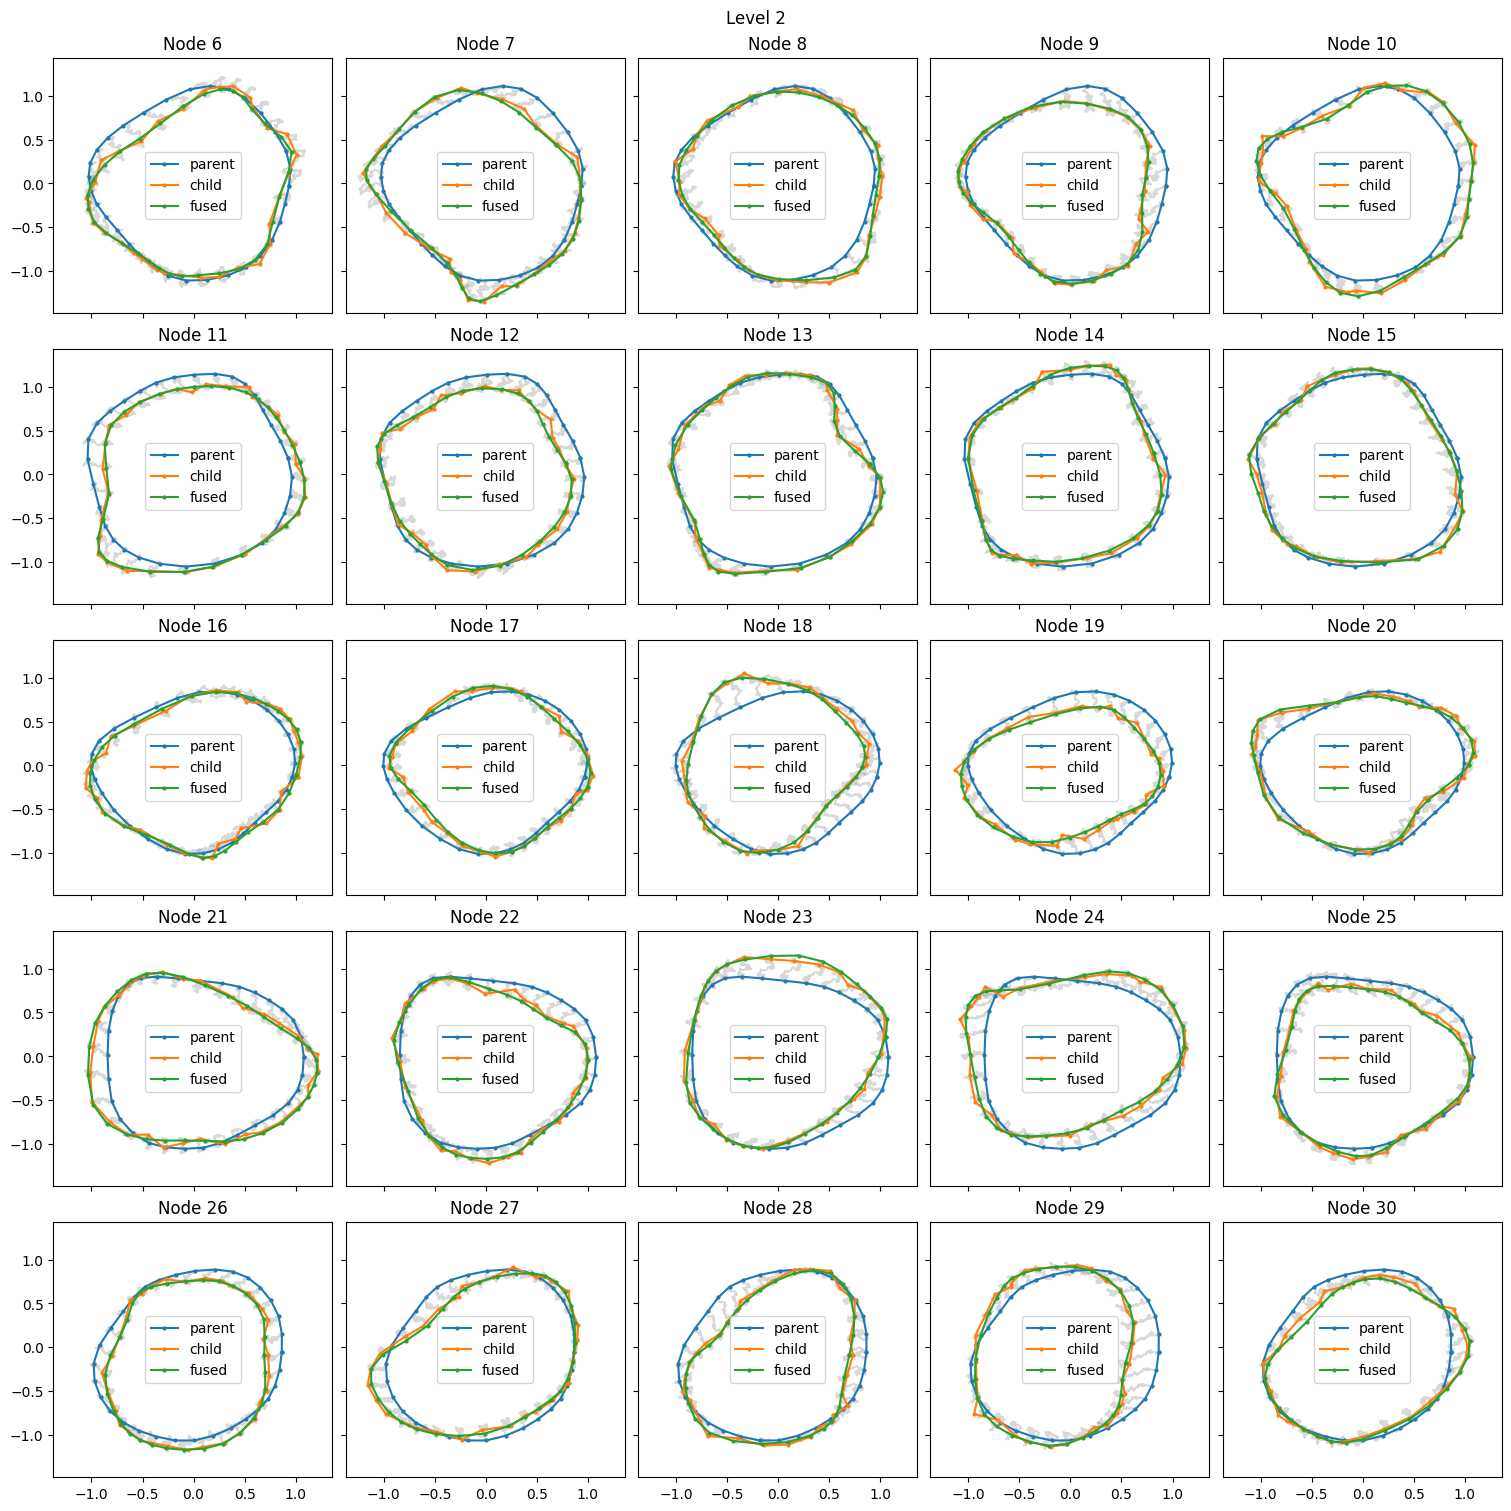
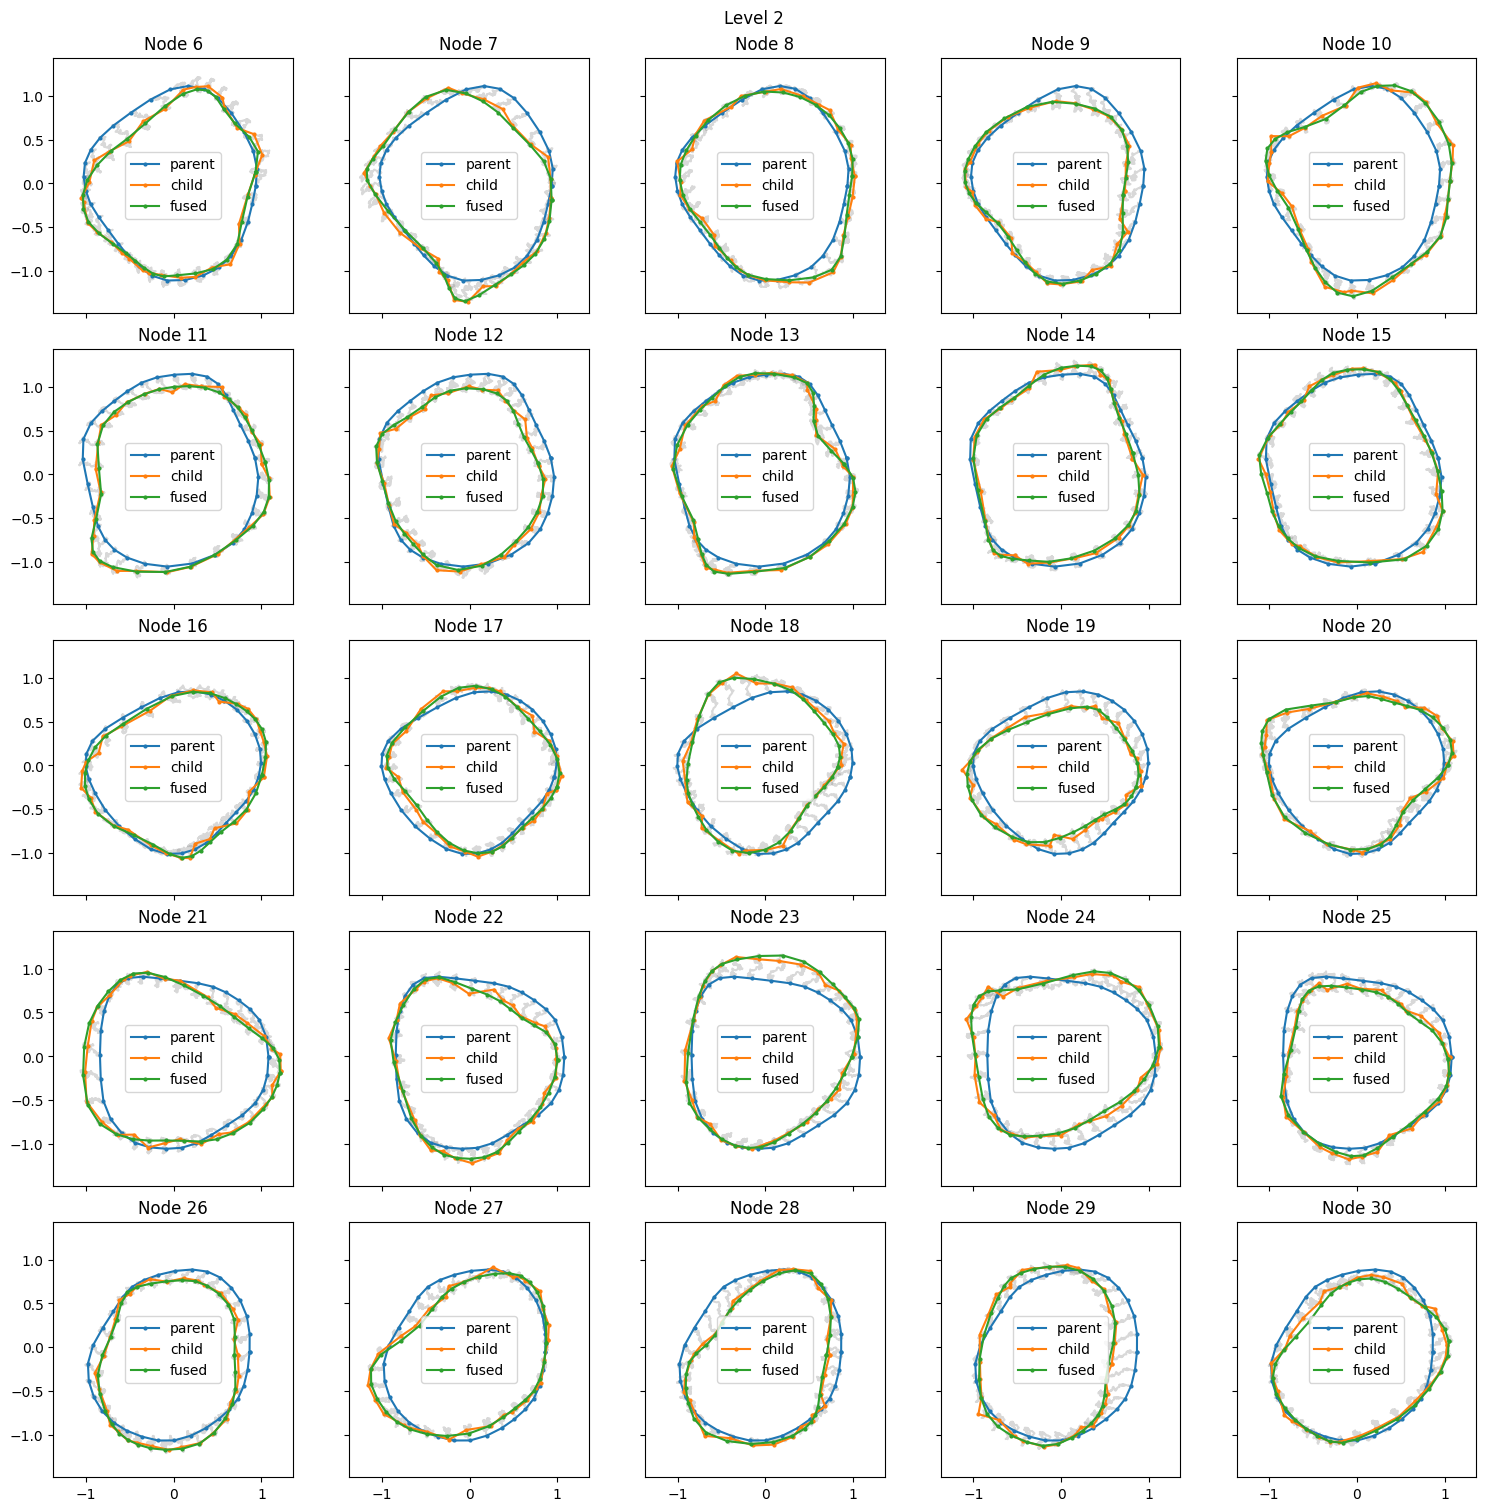
Code edit (unified diff) that turned the first committed figure into the second:
--- before
+++ after
@@ -22,4 +22,5 @@
         axs[i, j].plot(closed_endpoint_curve[:, 0], closed_endpoint_curve[:, 1], color='C2', marker='o', markersize=2, label='fused', zorder=2)
         axs[i, j].set_title(f'Node {child_node_id}')
+        axs[i, j].set_aspect('equal')
         axs[i, j].legend()
 fig.suptitle('Level 2')

Commit: Update two kunita shape notebooks, added ascii tree plotting as a tree method